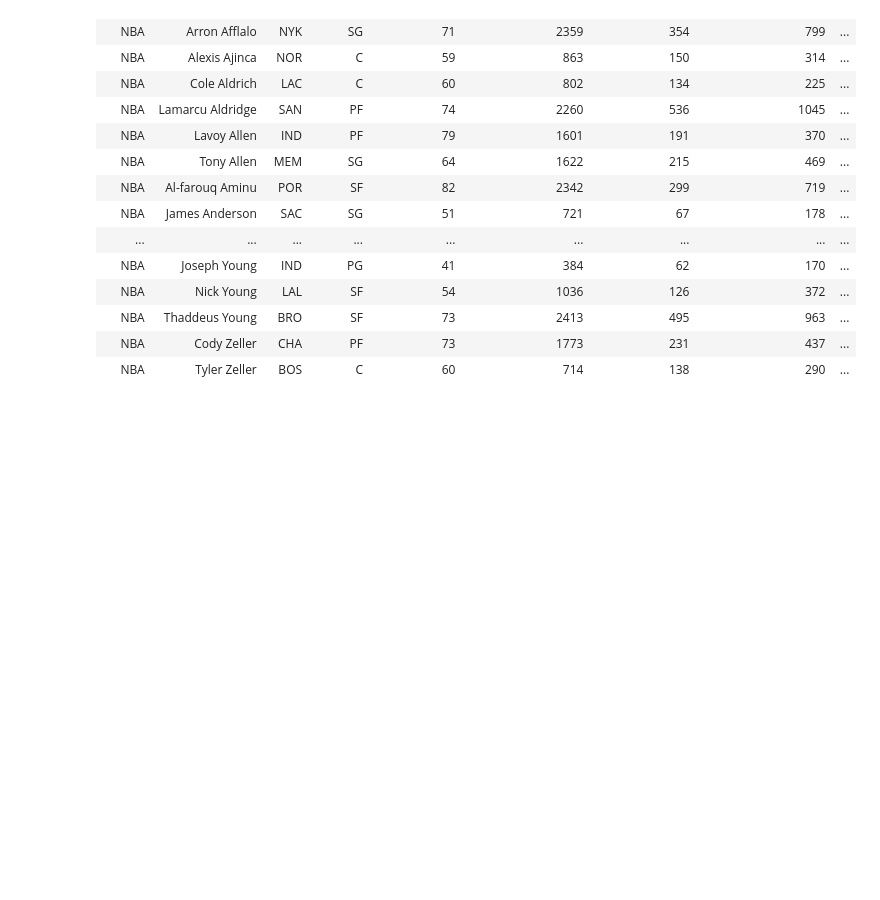
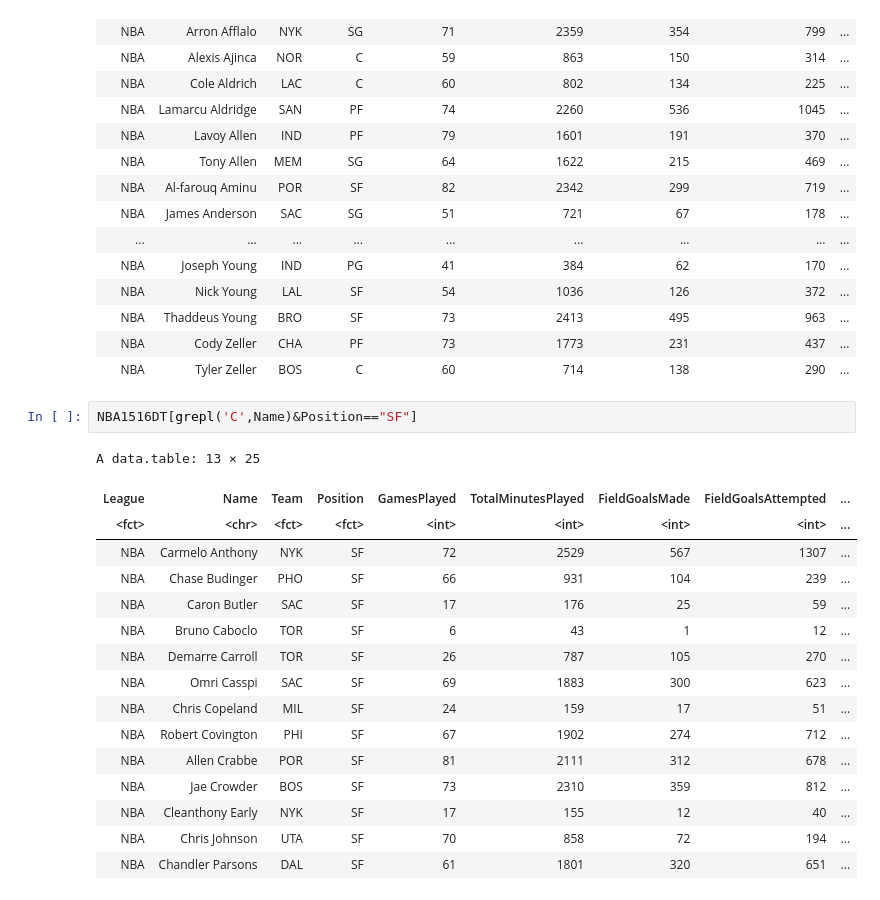
Before and after one commit to Allison-Lin/BigData, a Jupyter notebook: 1015.ipynb, the cells around one changed output. Drawn from its saved outputs; the diff is of its cells as text; blank space fills up the shorter version.

```diff
--- a/1015.ipynb
+++ b/1015.ipynb
@@ -367,3 +367,22 @@ A data.table: 354 × 25
 | NBA | Thaddeus Young | BRO | SF | 73 | 2413 | 495 | 963 | ... |
 | NBA | Cody Zeller | CHA | PF | 73 | 1773 | 231 | 437 | ... |
 | NBA | Tyler Zeller | BOS | C | 60 | 714 | 138 | 290 | ... |
+# %%
+NBA1516DT[grepl('C',Name)&Position=="SF"]
+# %% [output]
+A data.table: 13 × 25
+| League | Name | Team | Position | GamesPlayed | TotalMinutesPlayed | FieldGoalsMade | FieldGoalsAttempted | ... |
+| <fct> | <chr> | <fct> | <fct> | <int> | <int> | <int> | <int> | ... |
+| NBA | Carmelo Anthony | NYK | SF | 72 | 2529 | 567 | 1307 | ... |
+| NBA | Chase Budinger | PHO | SF | 66 | 931 | 104 | 239 | ... |
+| NBA | Caron Butler | SAC | SF | 17 | 176 | 25 | 59 | ... |
+| NBA | Bruno Caboclo | TOR | SF | 6 | 43 | 1 | 12 | ... |
+| NBA | Demarre Carroll | TOR | SF | 26 | 787 | 105 | 270 | ... |
+| NBA | Omri Casspi | SAC | SF | 69 | 1883 | 300 | 623 | ... |
+| NBA | Chris Copeland | MIL | SF | 24 | 159 | 17 | 51 | ... |
+| NBA | Robert Covington | PHI | SF | 67 | 1902 | 274 | 712 | ... |
+| NBA | Allen Crabbe | POR | SF | 81 | 2111 | 312 | 678 | ... |
+| NBA | Jae Crowder | BOS | SF | 73 | 2310 | 359 | 812 | ... |
+| NBA | Cleanthony Early | NYK | SF | 17 | 155 | 12 | 40 | ... |
+| NBA | Chris Johnson | UTA | SF | 70 | 858 | 72 | 194 | ... |
+| NBA | Chandler Parsons | DAL | SF | 61 | 1801 | 320 | 651 | ... |
```
